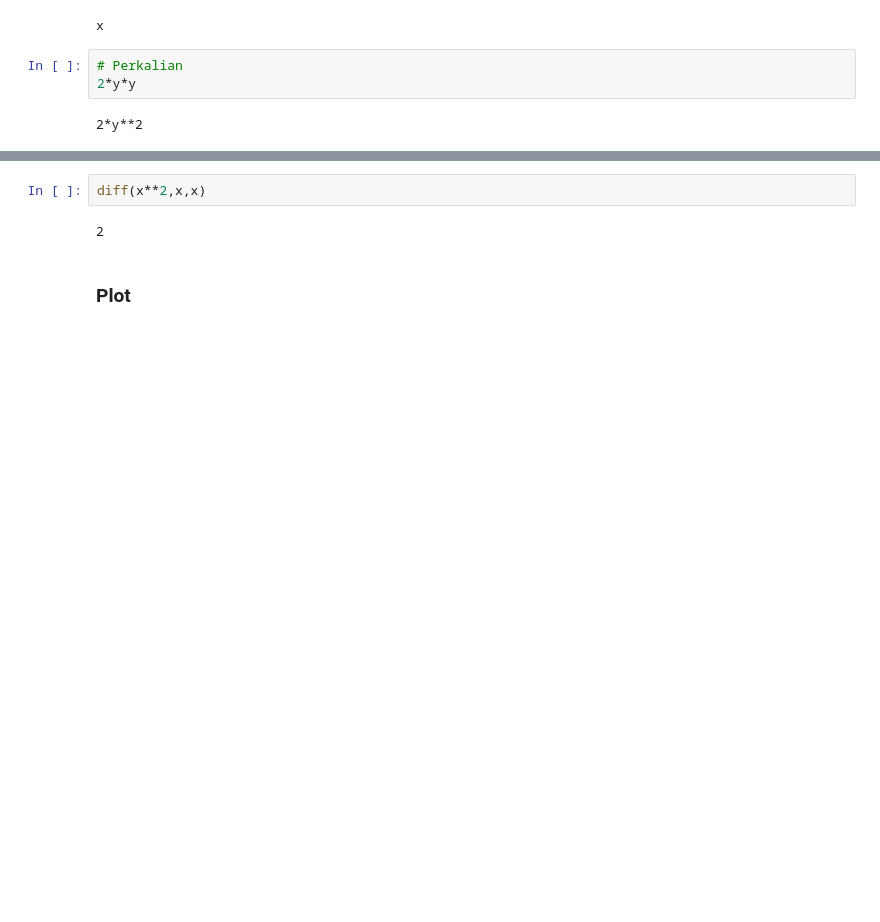
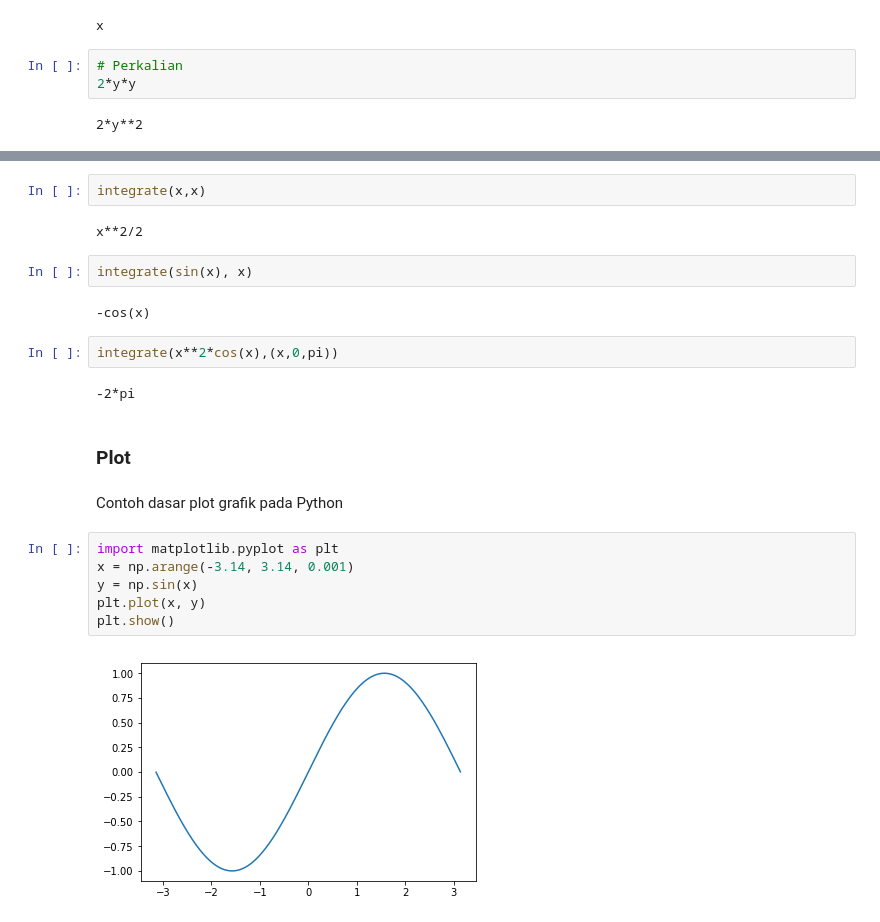
Before and after one commit to tdtimur/intropy, a Jupyter notebook: I.Intro.ipynb, the cells around one changed output, grey strips where cells are left out. Saved outputs shown, nothing was run; the diff lists cells and outputs as text; blank space fills up the shorter version.

```diff
--- a/I.Intro.ipynb
+++ b/I.Intro.ipynb
@@ -205,6 +205,24 @@ diff(sin(x),y), diff(sin(y),x), diff((sin(x)*cos(y)),x)
+# %%
+integrate(x,x)
+# %% [output]
+x**2/2
+# %%
+integrate(sin(x), x)
+# %% [output]
+-cos(x)
 # %%
-diff(x**2,x,x)
+integrate(x**2*cos(x),(x,0,pi))
 # %% [output]
-2
+-2*pi
 # %% [markdown]
 ### Plot
+# %% [markdown]
+Contoh dasar plot grafik pada Python
+# %%
+import matplotlib.pyplot as plt
+x = np.arange(-3.14, 3.14, 0.001)
+y = np.sin(x)
+plt.plot(x, y)
+plt.show()
+# %% [output]
+[figure, added]
```
Also changed, not shown: parts of 9 cells of this notebook, 1 other file.
